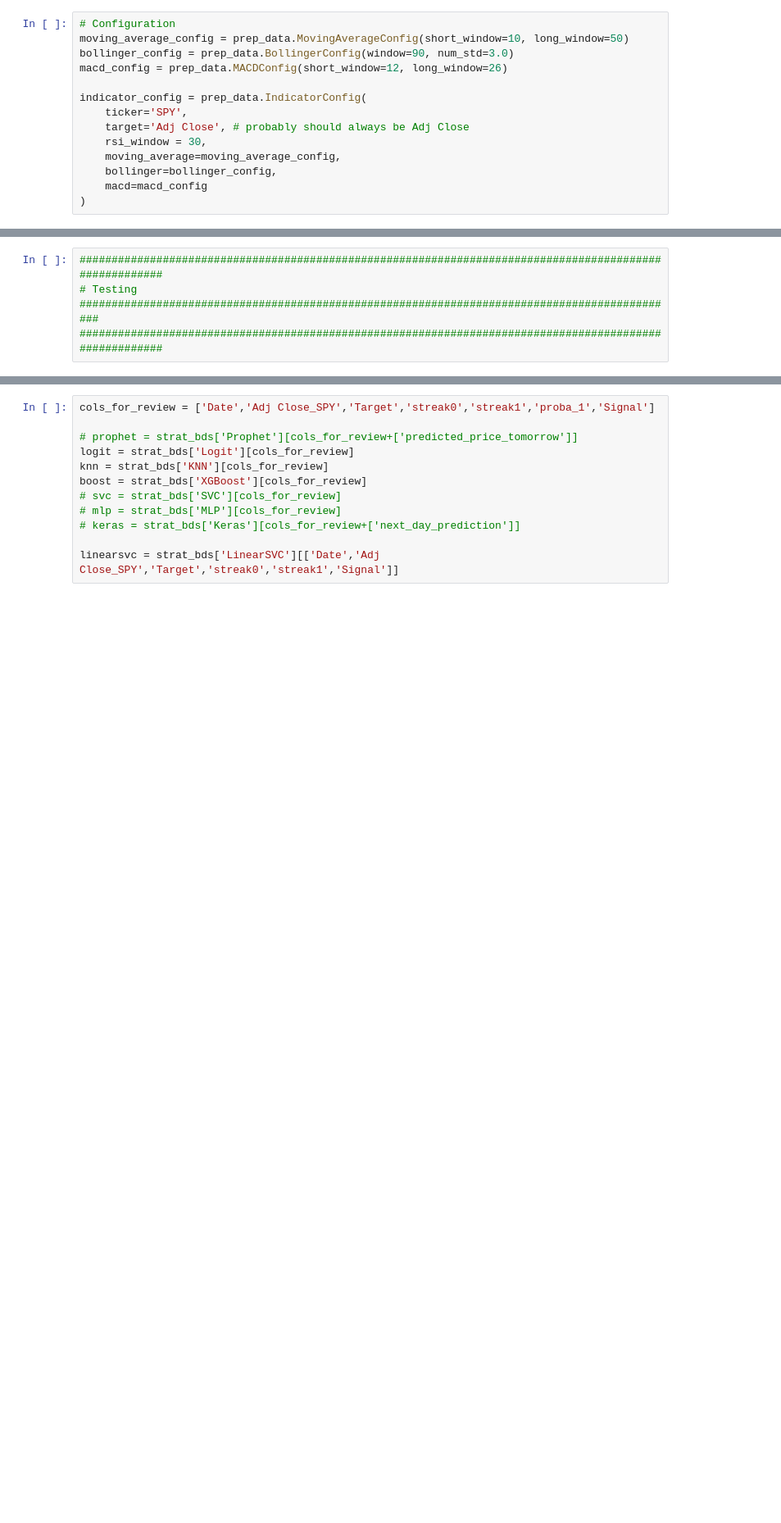
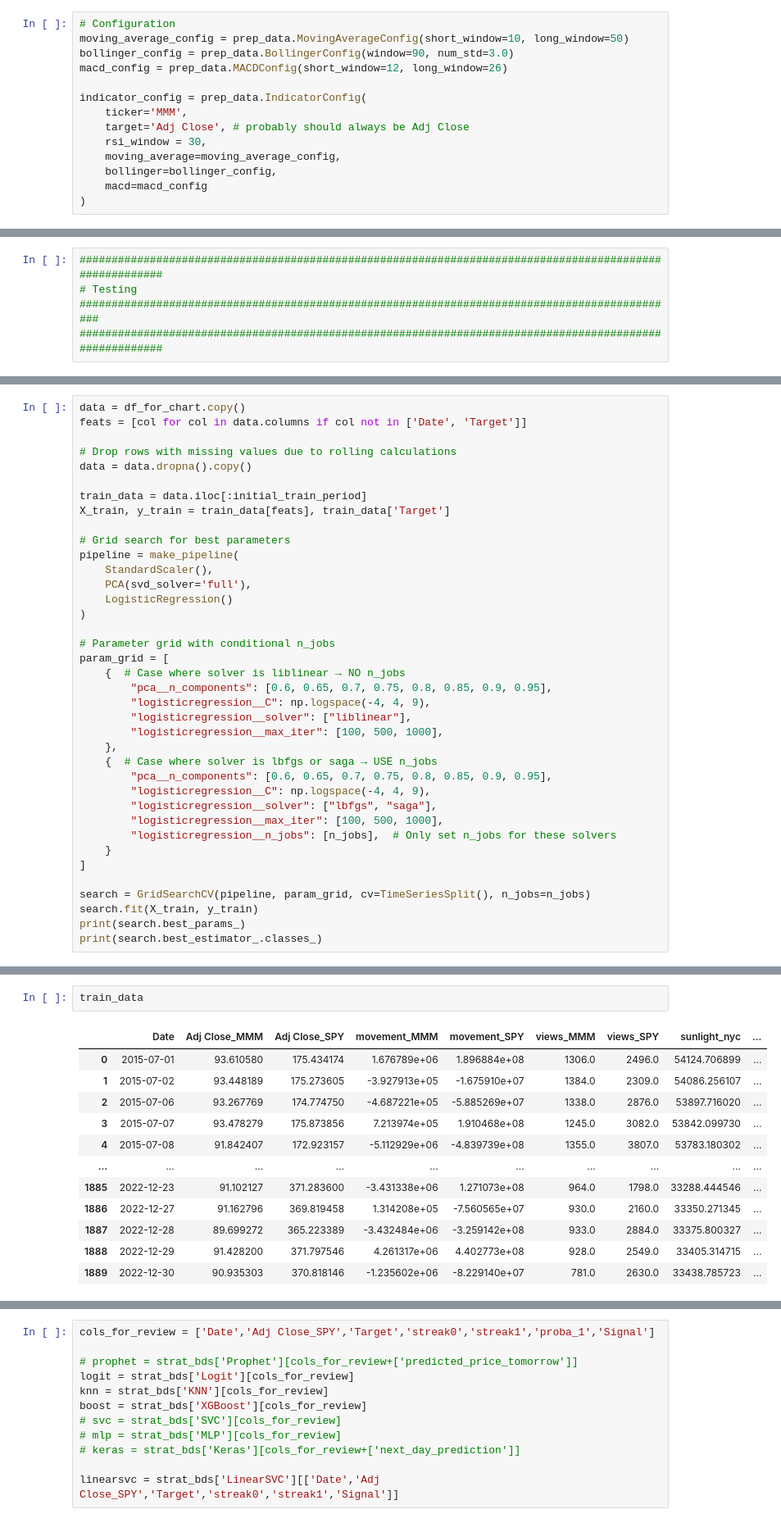
Before and after one commit to kylezengo/preds, a Jupyter notebook: Predict a Stock.ipynb, the cells around one changed output, grey strips where cells are left out. Shown at 82% size. Saved outputs shown, nothing was run; the diff lists cells and outputs as text; blank space fills up the shorter version.

Commit message:
refactor: streamline data loading functions and enhance data preparation workflow

```diff
--- a/Predict a Stock.ipynb
+++ b/Predict a Stock.ipynb
@@ -61,7 +61,7 @@ bollinger_config = prep_data.BollingerConfig(window=90, num_std=3.0)
 macd_config = prep_data.MACDConfig(short_window=12, long_window=26)
 
 indicator_config = prep_data.IndicatorConfig(
-    ticker='SPY',
+    ticker='MMM',
     target='Adj Close', # probably should always be Adj Close
     rsi_window = 30,
     moving_average=moving_average_config,
@@ -267,0 +285,38 @@ review.sort_values(by='pct_right', ascending=False)
+# %%
+data = df_for_chart.copy()
+feats = [col for col in data.columns if col not in ['Date', 'Target']]
+
+# Drop rows with missing values due to rolling calculations
+data = data.dropna().copy()
+
+train_data = data.iloc[:initial_train_period]
+X_train, y_train = train_data[feats], train_data['Target']
+
+# Grid search for best parameters
+pipeline = make_pipeline(
+    StandardScaler(),
+    PCA(svd_solver='full'),
+    LogisticRegression()
+)
+
+# Parameter grid with conditional n_jobs
+param_grid = [
+    {  # Case where solver is liblinear → NO n_jobs
+        "pca__n_components": [0.6, 0.65, 0.7, 0.75, 0.8, 0.85, 0.9, 0.95],
+        "logisticregression__C": np.logspace(-4, 4, 9),
+        "logisticregression__solver": ["liblinear"],
+        "logisticregression__max_iter": [100, 500, 1000],
+    },
+    {  # Case where solver is lbfgs or saga → USE n_jobs
+        "pca__n_components": [0.6, 0.65, 0.7, 0.75, 0.8, 0.85, 0.9, 0.95],
+        "logisticregression__C": np.logspace(-4, 4, 9),
+        "logisticregression__solver": ["lbfgs", "saga"],
+        "logisticregression__max_iter": [100, 500, 1000],
+        "logisticregression__n_jobs": [n_jobs],  # Only set n_jobs for these solvers
+    }
+]
+
+search = GridSearchCV(pipeline, param_grid, cv=TimeSeriesSplit(), n_jobs=n_jobs)
+search.fit(X_train, y_train)
+print(search.best_params_)
+print(search.best_estimator_.classes_)
@@ -267,0 +326,15 @@ review.sort_values(by='pct_right', ascending=False)
+# %%
+train_data
+# %% [output]
+|  | Date | Adj Close_MMM | Adj Close_SPY | movement_MMM | movement_SPY | views_MMM | views_SPY | sunlight_nyc | ... |
+| 0 | 2015-07-01 | 93.610580 | 175.434174 | 1.676789e+06 | 1.896884e+08 | 1306.0 | 2496.0 | 54124.706899 | ... |
+| 1 | 2015-07-02 | 93.448189 | 175.273605 | -3.927913e+05 | -1.675910e+07 | 1384.0 | 2309.0 | 54086.256107 | ... |
+| 2 | 2015-07-06 | 93.267769 | 174.774750 | -4.687221e+05 | -5.885269e+07 | 1338.0 | 2876.0 | 53897.716020 | ... |
+| 3 | 2015-07-07 | 93.478279 | 175.873856 | 7.213974e+05 | 1.910468e+08 | 1245.0 | 3082.0 | 53842.099730 | ... |
+| 4 | 2015-07-08 | 91.842407 | 172.923157 | -5.112929e+06 | -4.839739e+08 | 1355.0 | 3807.0 | 53783.180302 | ... |
+| ... | ... | ... | ... | ... | ... | ... | ... | ... | ... |
+| 1885 | 2022-12-23 | 91.102127 | 371.283600 | -3.431338e+06 | 1.271073e+08 | 964.0 | 1798.0 | 33288.444546 | ... |
+| 1886 | 2022-12-27 | 91.162796 | 369.819458 | 1.314208e+05 | -7.560565e+07 | 930.0 | 2160.0 | 33350.271345 | ... |
+| 1887 | 2022-12-28 | 89.699272 | 365.223389 | -3.432484e+06 | -3.259142e+08 | 933.0 | 2884.0 | 33375.800327 | ... |
+| 1888 | 2022-12-29 | 91.428200 | 371.797546 | 4.261317e+06 | 4.402773e+08 | 928.0 | 2549.0 | 33405.314715 | ... |
+| 1889 | 2022-12-30 | 90.935303 | 370.818146 | -1.235602e+06 | -8.229140e+07 | 781.0 | 2630.0 | 33438.785723 | ... |
```
Also changed, not shown: parts of 7 cells of this notebook, 2 other files.
